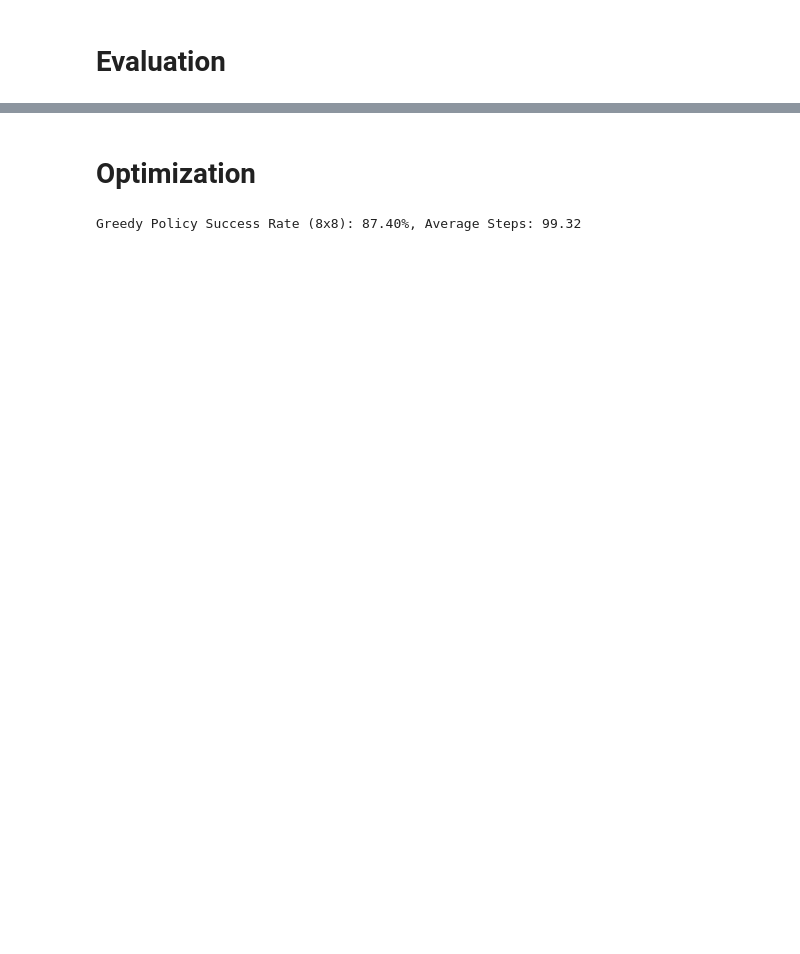
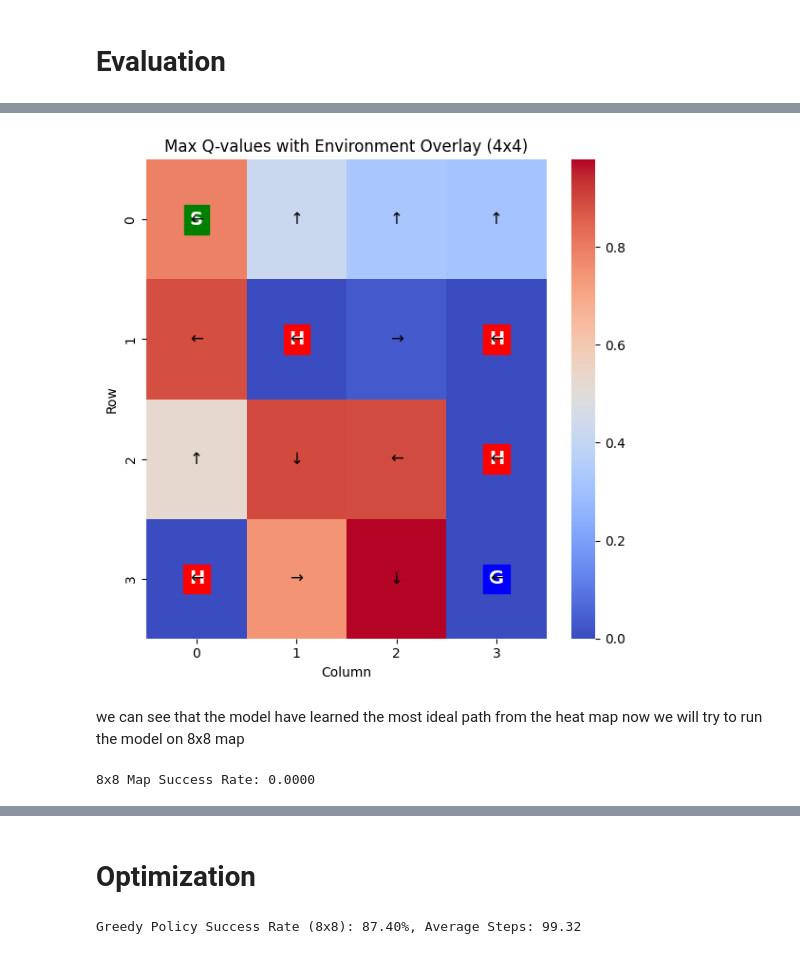
Before and after one commit to jofa016/ACIT4610---Final-Group-Project, a Jupyter notebook: R_f/Project_5/notebook/feature_engineering.ipynb, the cells around one changed output, grey strips where cells are left out. Saved outputs shown, nothing was run; the diff lists cells and outputs as text; code cells hidden in the pictures; blank space fills up the shorter version.

```diff
--- a/R_f/Project_5/notebook/feature_engineering.ipynb
+++ b/R_f/Project_5/notebook/feature_engineering.ipynb
@@ -519,0 +472,78 @@ Final Cumulative Reward (4x4 map): 13474.00
+# %%
+# plot function for q_value heatmap
+def plot_q_value_heatmap_with_env(Q: np.ndarray, env_desc: np.ndarray,
+                                  show_policy: bool = True, cmap: str = "viridis"):
+    """
+    Plot a heatmap of max Q-values per state, overlaying holes (H), start (S), and goal (G).
+
+    Parameters
+    Q : np.ndarray
+        Q-table of shape [n_states, n_actions].
+    env_desc : np.ndarray
+        The environment description (from env.unwrapped.desc).
+    show_policy : bool
+        Whether to overlay arrows showing the best action per state.
+    cmap : str
+        Colormap for heatmap.
+    """
+
+    n_states, n_actions = Q.shape
+    grid_size = env_desc.shape[0]
+
+    # Max Q-value per state
+    max_q_values = np.max(Q, axis=1).reshape(grid_size, grid_size)
+
+    # Create base heatmap
+    plt.figure(figsize=(6, 6))
+    sns.heatmap(max_q_values, annot=False, cmap=cmap, cbar=True)
+    plt.title(f"Max Q-values with Environment Overlay ({grid_size}x{grid_size})")
+    plt.xlabel("Column")
+    plt.ylabel("Row")
+
+    # Overlay environment tiles (S, H, G)
+    for i in range(grid_size):
+        for j in range(grid_size):
+            tile = env_desc[i, j].decode("utf-8")
+            if tile == 'S':
+                plt.text(j + 0.5, i + 0.5, 'S', color='white', ha='center', va='center',
+                         fontsize=14, fontweight='bold', backgroundcolor='green')
+            elif tile == 'H':
+                plt.text(j + 0.5, i + 0.5, 'H', color='white', ha='center', va='center',
+                         fontsize=14, fontweight='bold', backgroundcolor='red')
+            elif tile == 'G':
+                plt.text(j + 0.5, i + 0.5, 'G', color='white', ha='center', va='center',
+                         fontsize=14, fontweight='bold', backgroundcolor='blue')
+
+    # Overlay best policy arrows
+    if show_policy:
+        actions = np.argmax(Q, axis=1).reshape(grid_size, grid_size)
+        arrows = ['←', '↓', '→', '↑']  # Gym’s action order
+        for i in range(grid_size):
+            for j in range(grid_size):
+                plt.text(j + 0.5, i + 0.5, arrows[actions[i, j]],
+                         color='black', ha='center', va='center', fontsize=12)
+
+    plt.tight_layout()
+    plt.show()
+plot_q_value_heatmap_with_env(Q, env_desc=env.unwrapped.desc, show_policy=True, cmap="coolwarm")
+# %% [output]
+[figure, added]
+# %% [markdown]
+we can see that the model have learned the most ideal path from the heat map now we will try to run the model on 8x8 map
+# %%
+# run the model on 8x8 map
+env_8x8 = get_env("FrozenLake-v1", "8x8", True, "rgb_array", max_episode_steps=500)
+Q_8x8, rewards_8x8, success_flags_8x8, total_steps_8x8, episodes_run_8x8 = q_learning_training(
+    env_8x8,
+    num_episodes=100000,
+    alpha=0.8,
+    gamma=0.99,
+    epsilon=1.0,
+    epsilon_min=0.01,
+    epsilon_decay=0.999,
+    visualize=False,
+)
+success_rate_8x8 = np.mean(success_flags_8x8)
+print(f"8x8 Map Success Rate: {success_rate_8x8:.4f}")
+# %% [output]
+8x8 Map Success Rate: 0.0000
```
Also changed, not shown: parts of 16 cells of this notebook.
